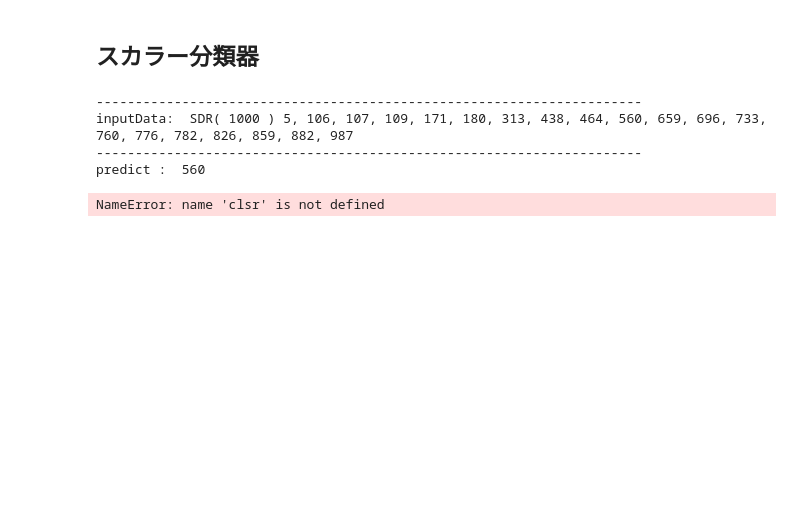
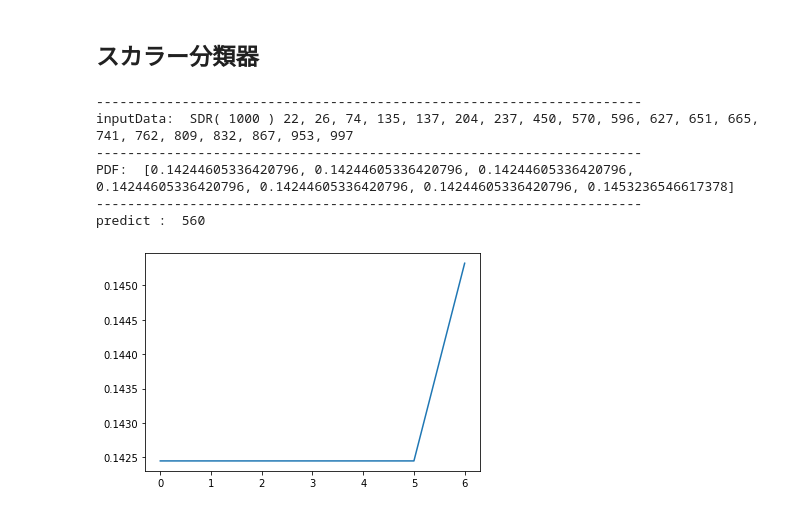
Before and after one commit to StudioIdenticalTwins/HTM-Beginners-Notebook, a Jupyter notebook: chapter-4/htm-beginners-book-4-4.ipynb, the cells around one changed output. Drawn from its saved outputs; the diff is of its cells as text; code cells hidden in the pictures; blank space fills up the shorter version.

```diff
--- a/chapter-4/htm-beginners-book-4-4.ipynb
+++ b/chapter-4/htm-beginners-book-4-4.ipynb
@@ -139,43 +80,20 @@ inputData  = SDR( dimensions = (1000 , ) ).randomize( 0.02 )
 print("-"*70 )
 print("inputData: ",inputData)
 clsr.learn( inputData, int((scalar - minimum) / resolution) )
+print("-"*70 )
+print("PDF: ",clsr.infer( inputData ) )
 predict = np.argmax( clsr.infer( inputData ) ) * resolution + minimum  #->  560
 print("-"*70 )
 print("predict : ",predict)
 # %% [output]
 ----------------------------------------------------------------------
-inputData:  SDR( 1000 ) 5, 106, 107, 109, 171, 180, 313, 438, 464, 560, 659, 696, 733, 760, 776, 782, 826, 859, 882, 987
+inputData:  SDR( 1000 ) 22, 26, 74, 135, 137, 204, 237, 450, 570, 596, 627, 651, 665, 741, 762, 809, 832, 867, 953, 997
+----------------------------------------------------------------------
+PDF:  [0.14244605336420796, 0.14244605336420796, 0.14244605336420796, 0.14244605336420796, 0.14244605336420796, 0.14244605336420796, 0.1453236546617378]
 ----------------------------------------------------------------------
 predict :  560
-# %%
-import numpy as np
-from htm.bindings.sdr import SDR
-from htm.bindings.algorithms import Classifier
-import random
-
-# スカラー値を推定します．
-# Classifierはカテゴリしか受け付けないので、
-# 最小値を引き算して解像度で割ることで、
-# 実数値の入力をビン(別名バケツ)に入れてください。
-
-
-minimum    = 500
-resolution = 10
-
-for i in range(100):
-    scalar     = random.uniform(500, 600)
-    #print("-"*70 )
-    #print("scalar: ", scalar)
-    inputData  = SDR( dimensions = (1000 , ) ).randomize( 0.02 )
-    #print("-"*70 )
-    #print("inputData: ",inputData)
-    clsr.learn( inputData, int((scalar - minimum) / resolution) )
-
-inputData  = SDR( dimensions = (1000 , ) ).randomize( 0.02 )
-print("-"*70 )
-print("inputData: ",inputData)
-predict = np.argmax( clsr.infer( inputData ) ) * resolution + minimum  #->  560
-print("-"*70 )
-print("predict : ",predict)
-# %% [output]
-NameError: name 'clsr' is not defined
+# %%
+plt.plot(clsr.infer( inputData ))
+plt.show()
+# %% [output]
+[figure, added]
```
Also changed, not shown: parts of 4 cells of this notebook, 18 other files.
